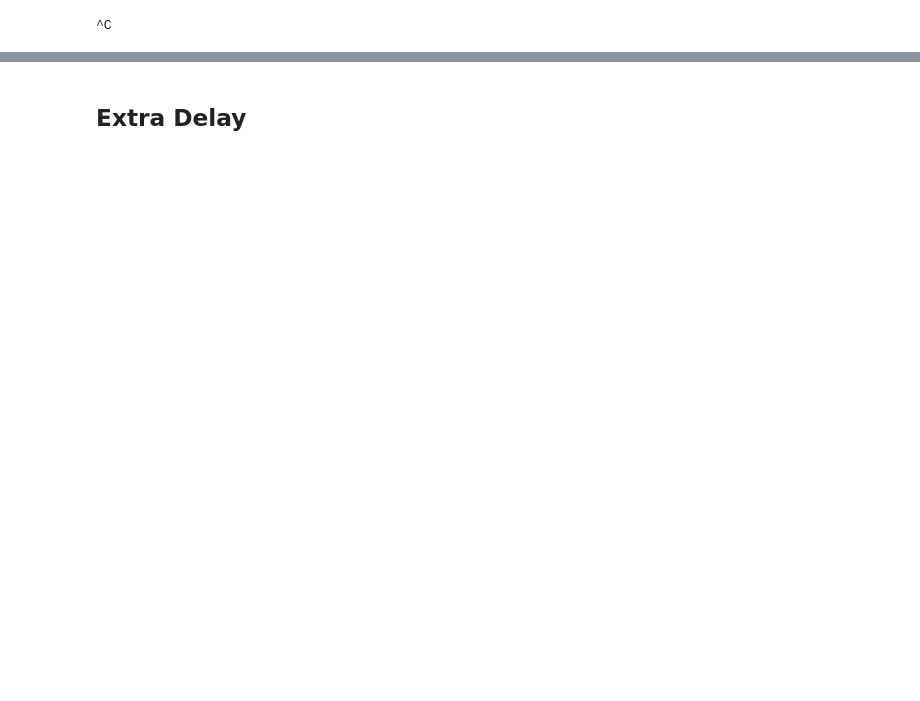
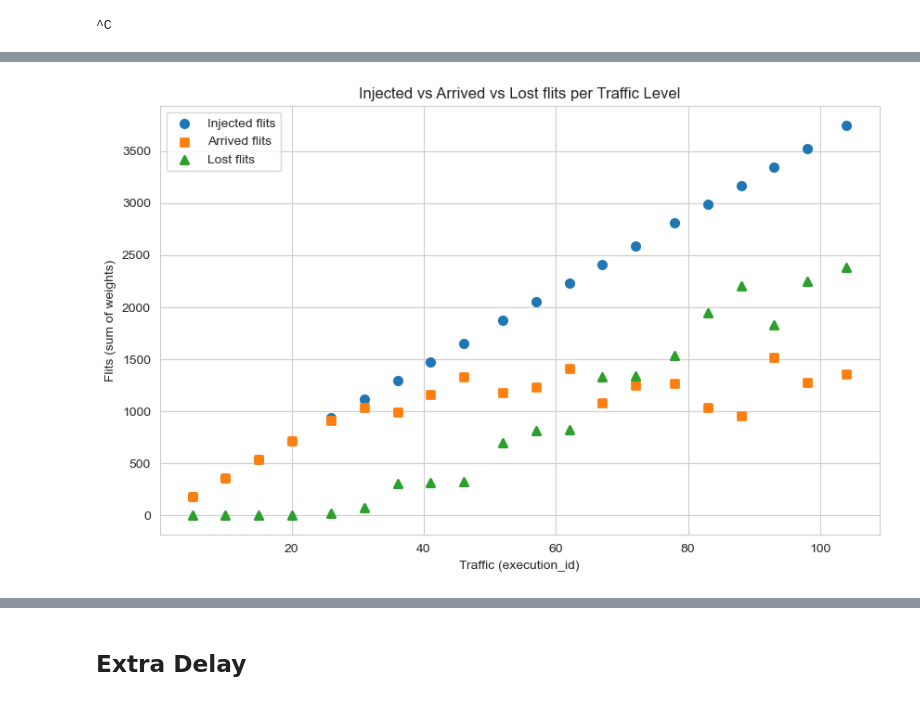
Before and after one commit to igorgallon/MCTOR, a Jupyter notebook: noc_simulator/statistics.ipynb, the cells around one changed output, grey strips where cells are left out. Cells and saved outputs as stored; diff of their text form; code cells hidden in the pictures; blank space fills up the shorter version.

```diff
--- a/noc_simulator/statistics.ipynb
+++ b/noc_simulator/statistics.ipynb
@@ -12,0 +61,32 @@ m = pd.read_csv("simulation_results/metrics_20250913_124425.csv")
+# %%
+injected_flits = m4[m4['type'] == 'packet_sent'].groupby('execution_id').sum()['weight'].reset_index(name='injected_flits')
+arrived_flit_m4 = m4[m4['type'] == 'packet_arrived'].groupby('execution_id').sum()['weight'].reset_index(name='arrived_flits')
+lost_flits = m4[m4['type'] == 'packet_loss'].groupby('execution_id').sum()['weight'].reset_index(name='lost_flits')
+
+stats_m4 = injected_flits.merge(arrived_flit_m4, on='execution_id', how='outer') \
+                         .merge(lost_flits, on='execution_id', how='outer') \
+                         .fillna(0)
+stats_m4['total_flits'] = stats_m4['arrived_flits'] + stats_m4['lost_flits']
+stats_m4[['injected_flits', 'total_flits', 'arrived_flits','lost_flits']] = stats_m4[['injected_flits','total_flits','arrived_flits','lost_flits']].astype(int)
+stats_m4 = stats_m4.reindex(columns=['execution_id', 'injected_flits', 'total_flits', 'arrived_flits', 'lost_flits'])
+
+# ensure numeric and sort by execution_id
+for c in ['injected_flits', 'arrived_flits', 'lost_flits']:
+    stats_m4[c] = pd.to_numeric(stats_m4[c], errors='coerce').fillna(0)
+stats_m4 = stats_m4.sort_values('execution_id').reset_index(drop=True)
+
+# plot three curves
+sns.set_style('whitegrid')
+plt.figure(figsize=(10, 6))
+plt.scatter(stats_m4['execution_id'], stats_m4['injected_flits'], marker='o', label='Injected flits', linewidth=2)
+plt.scatter(stats_m4['execution_id'], stats_m4['arrived_flits'],  marker='s', label='Arrived flits',  linewidth=2)
+plt.scatter(stats_m4['execution_id'], stats_m4['lost_flits'], marker='^', label='Lost flits',     linewidth=2)
+
+plt.xlabel('Traffic (execution_id)')
+plt.ylabel('Flits (sum of weights)')
+plt.title('Injected vs Arrived vs Lost flits per Traffic Level')
+plt.legend()
+plt.grid(True)
+plt.show()
+# %% [output]
+[figure, added]
```
Also changed, not shown: parts of 22 cells of this notebook, 9 other files.
